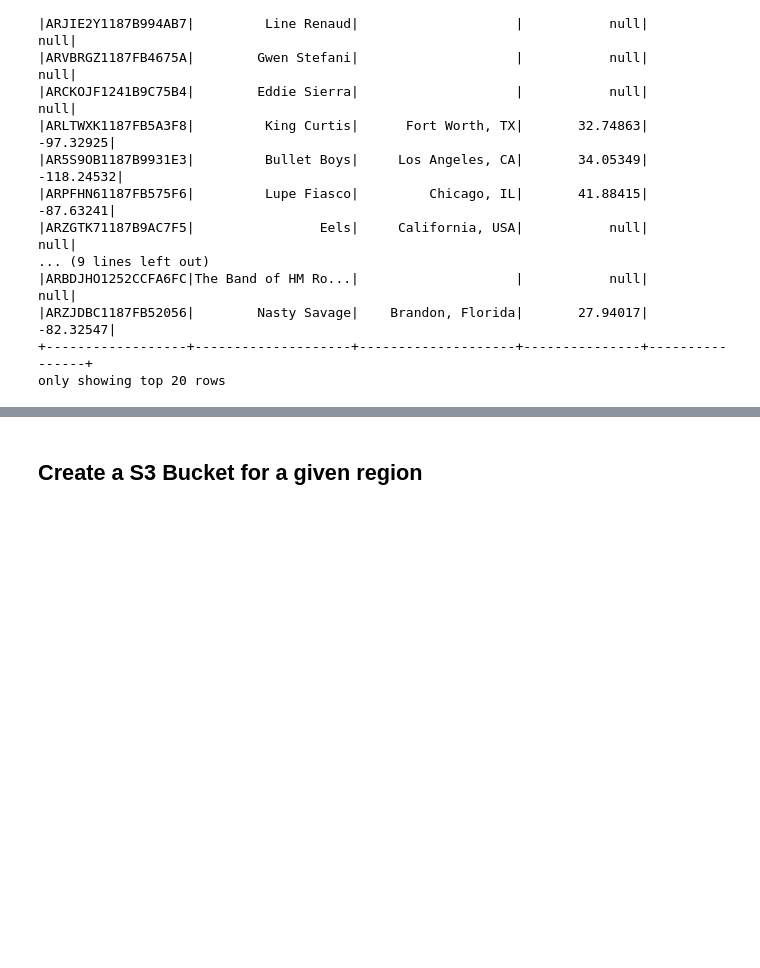
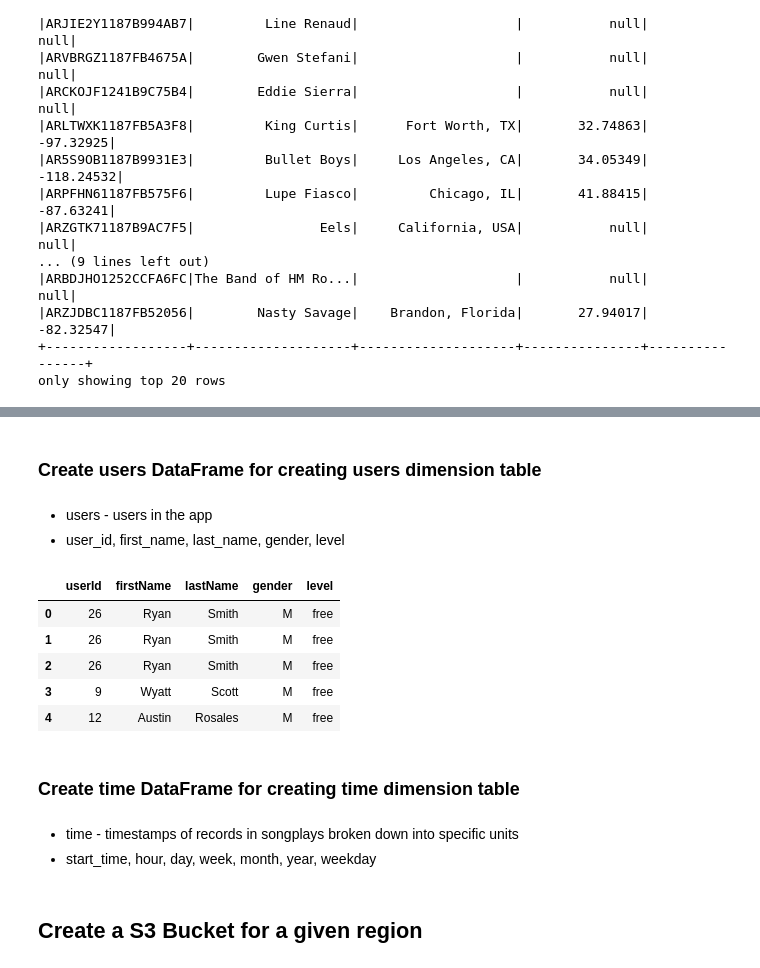
Before and after one commit to ranjithpals/100DaysOfCode, a Jupyter notebook: ETL.ipynb, the cells around one changed output, grey strips where cells are left out. Saved outputs shown, nothing was run; the diff lists cells and outputs as text; code cells hidden in the pictures; blank space fills up the shorter version.

```diff
--- a/ETL.ipynb
+++ b/ETL.ipynb
@@ -212,0 +252,20 @@ only showing top 20 rows
+# %% [markdown]
+### Create users DataFrame for creating users dimension table
+# %% [markdown]
+- users - users in the app
+- user_id, first_name, last_name, gender, level
+# %%
+users = log_f1.select(['userId', 'firstName', 'lastName', 'gender', 'level'])
+users.limit(5).toPandas()
+# %% [output]
+|  | userId | firstName | lastName | gender | level |
+| 0 | 26 | Ryan | Smith | M | free |
+| 1 | 26 | Ryan | Smith | M | free |
+| 2 | 26 | Ryan | Smith | M | free |
+| 3 | 9 | Wyatt | Scott | M | free |
+| 4 | 12 | Austin | Rosales | M | free |
+# %% [markdown]
+### Create time DataFrame for creating time dimension table
+# %% [markdown]
+- time - timestamps of records in songplays broken down into specific units
+- start_time, hour, day, week, month, year, weekday
```
Also changed, not shown: parts of 16 cells of this notebook.
